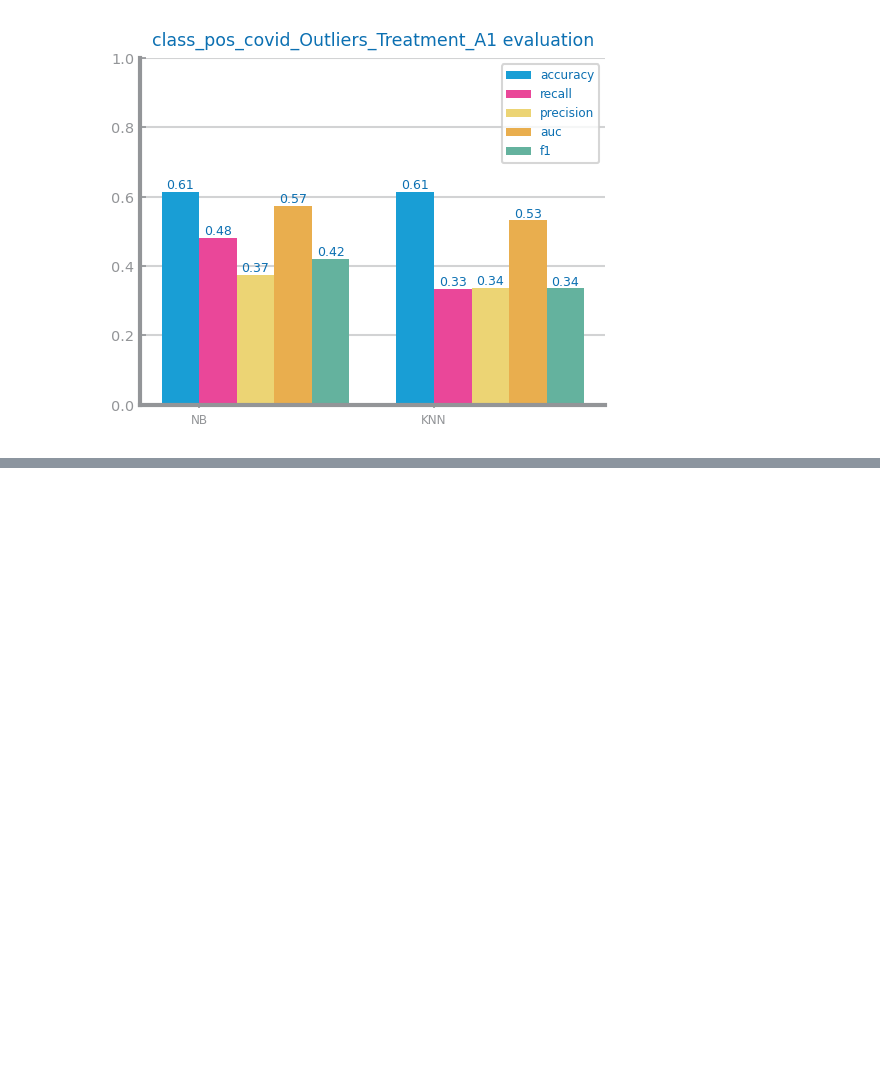
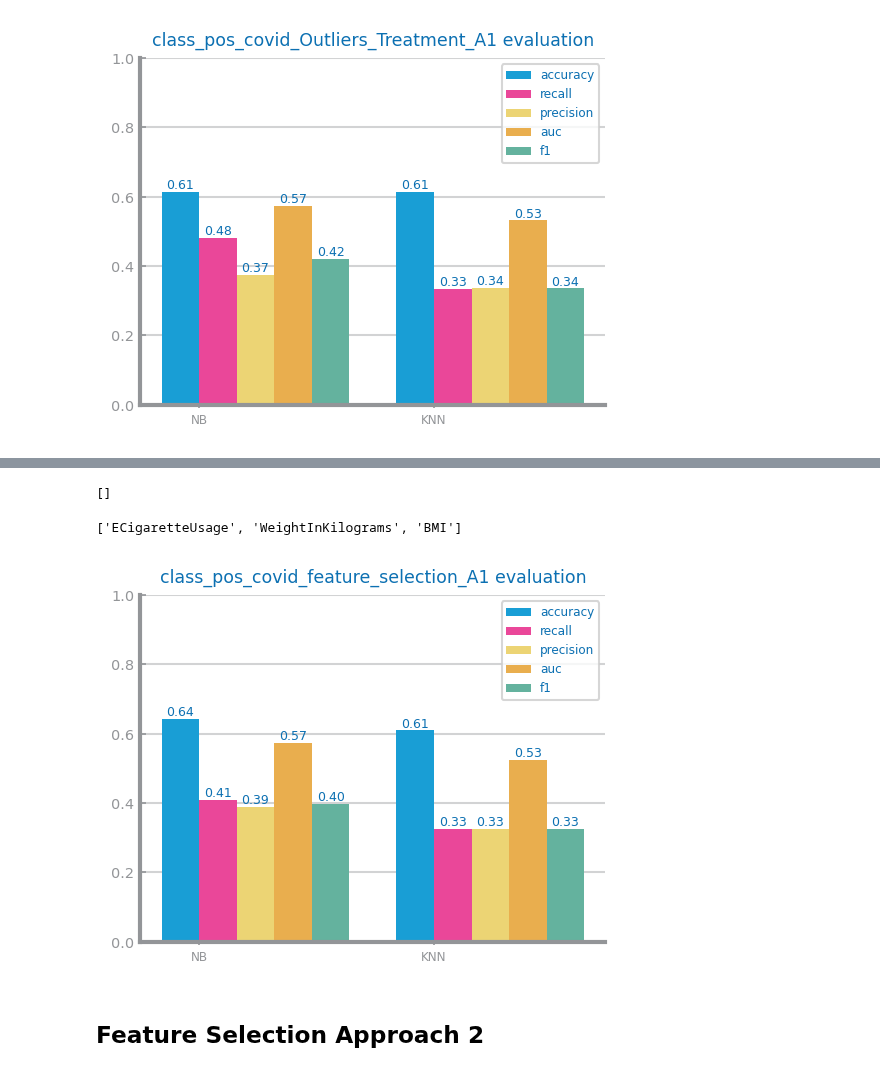
Before and after one commit to esteves3/data-science, a Jupyter notebook: pos-covid-preparation.outliers.a1.ipynb, the cells around one changed output, grey strips where cells are left out. Saved outputs shown, nothing was run; the diff lists cells and outputs as text; code cells hidden in the pictures; blank space fills up the shorter version.

```diff
--- a/pos-covid-preparation.outliers.a1.ipynb
+++ b/pos-covid-preparation.outliers.a1.ipynb
@@ -318,0 +474,23 @@ evaluate_approach_and_graph(df_outliers_a1, file_tag="class_pos_covid_Outliers_T
+# %%
+redundantVars = select_redundant_variables(df, 0.8, target=target)
+redundantVars
+# %% [output]
+[]
+# %%
+for var in redundantVars:
+	if var in vars2drop:
+		continue
+	vars2drop.append(var)
+vars2drop
+# %% [output]
+['ECigaretteUsage', 'WeightInKilograms', 'BMI']
+# %%
+df_feature_select_a1 = df.copy(deep=True)
+
+df_feature_select_a1 = df_feature_select_a1.drop(vars2drop, axis=1)
+# %%
+evaluate_approach_and_graph(df_feature_select_a1, file_tag="class_pos_covid_feature_selection_A1")
+# %% [output]
+[figure, added]
+# %% [markdown]
+## Feature Selection Approach 2
```
Also changed, not shown: parts of 37 cells of this notebook, 4 other files.
